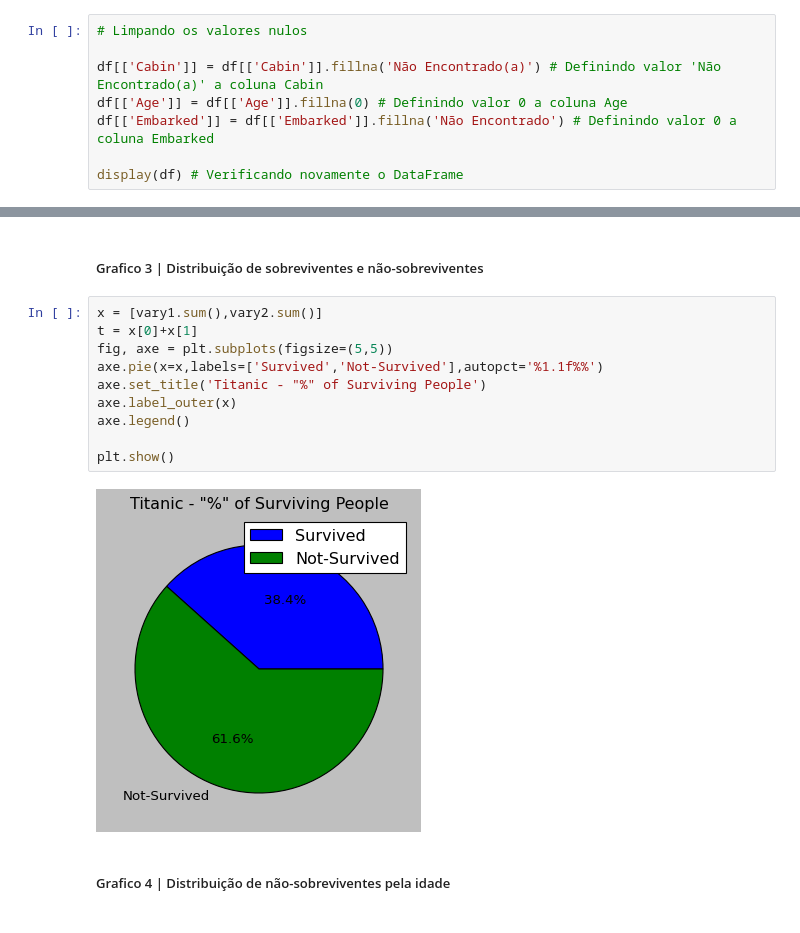
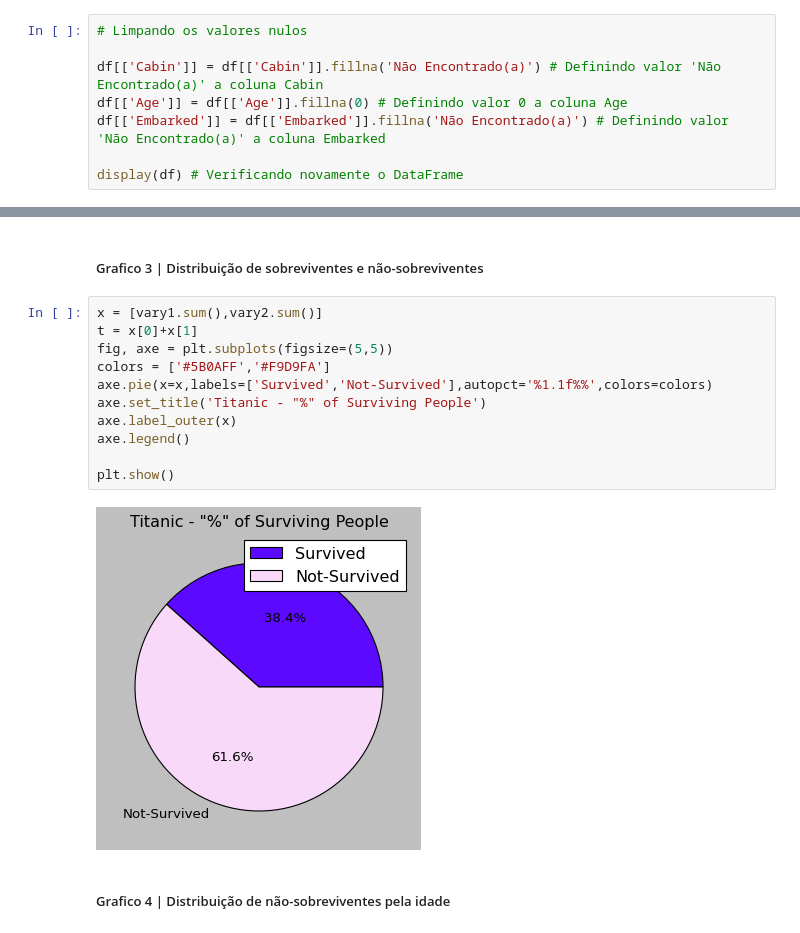
Before and after one commit to WesleyAlvesDS/Projetos, a Jupyter notebook: ProjetoTitanic/titanic_analitcs.ipynb, the cells around one changed output, grey strips where cells are left out. Drawn from its saved outputs; the diff is of its cells as text.

```diff
--- a/ProjetoTitanic/titanic_analitcs.ipynb
+++ b/ProjetoTitanic/titanic_analitcs.ipynb
@@ -85,7 +85,7 @@ dtype: bool
 
 df[['Cabin']] = df[['Cabin']].fillna('Não Encontrado(a)') # Definindo valor 'Não Encontrado(a)' a coluna Cabin
 df[['Age']] = df[['Age']].fillna(0) # Definindo valor 0 a coluna Age
-df[['Embarked']] = df[['Embarked']].fillna('Não Encontrado') # Definindo valor 0 a coluna Embarked
+df[['Embarked']] = df[['Embarked']].fillna('Não Encontrado(a)') # Definindo valor 'Não Encontrado(a)' a coluna Embarked
 
 display(df) # Verificando novamente o DataFrame
 # %% [output]
@@ -226,14 +246,15 @@ plt.show()
 # %%
 x = [vary1.sum(),vary2.sum()]
 t = x[0]+x[1]
 fig, axe = plt.subplots(figsize=(5,5))
-axe.pie(x=x,labels=['Survived','Not-Survived'],autopct='%1.1f%%')
+colors = ['#5B0AFF','#F9D9FA']
+axe.pie(x=x,labels=['Survived','Not-Survived'],autopct='%1.1f%%',colors=colors)
 axe.set_title('Titanic - "%" of Surviving People')
 axe.label_outer(x)
 axe.legend()
 
 plt.show()
 # %% [output]
-[figure, old version]
+[figure, new version]
 # %% [markdown]
 ##### Grafico 4 | Distribuição de não-sobreviventes pela idade
```
Also changed, not shown: parts of 8 cells of this notebook.
